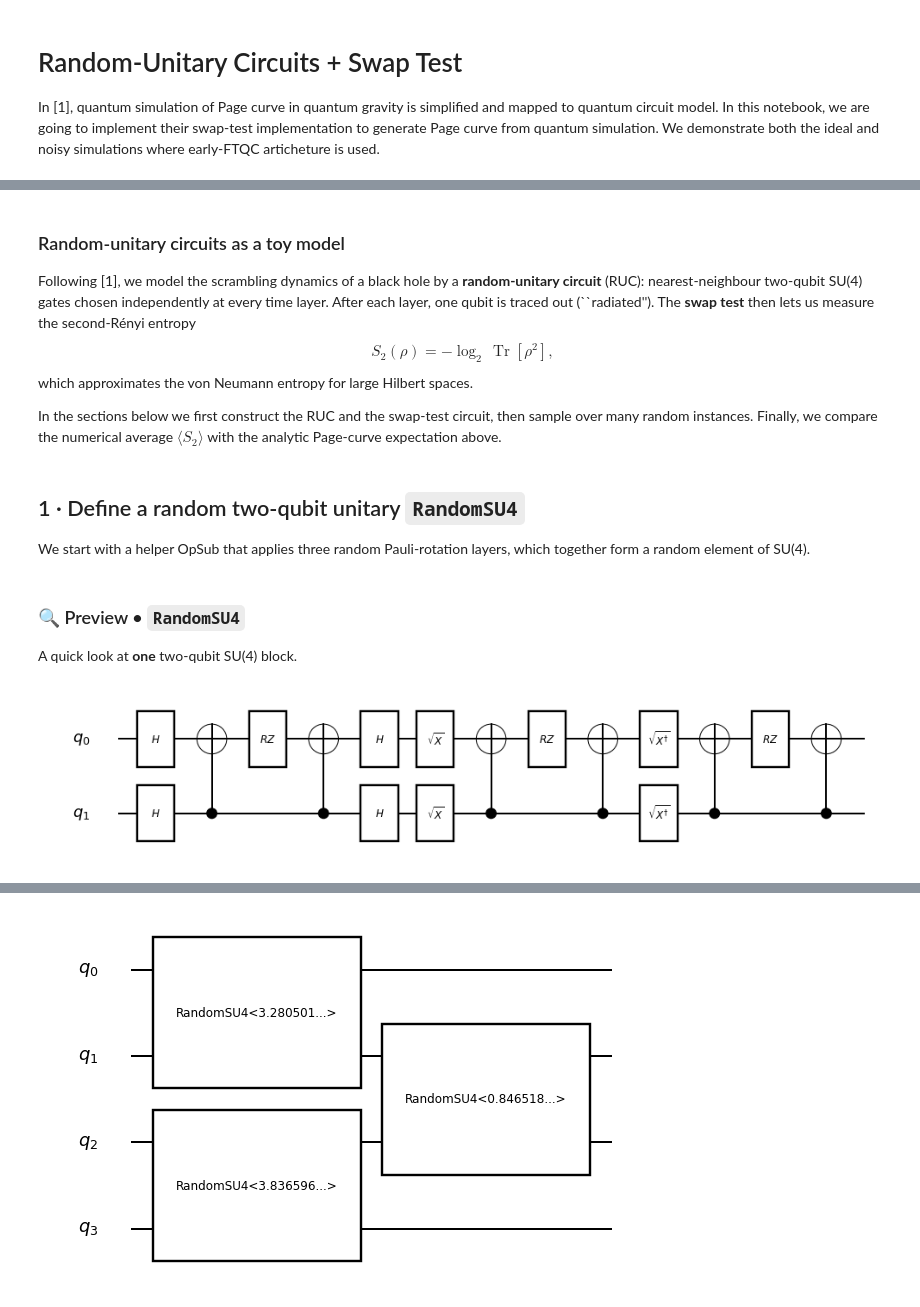
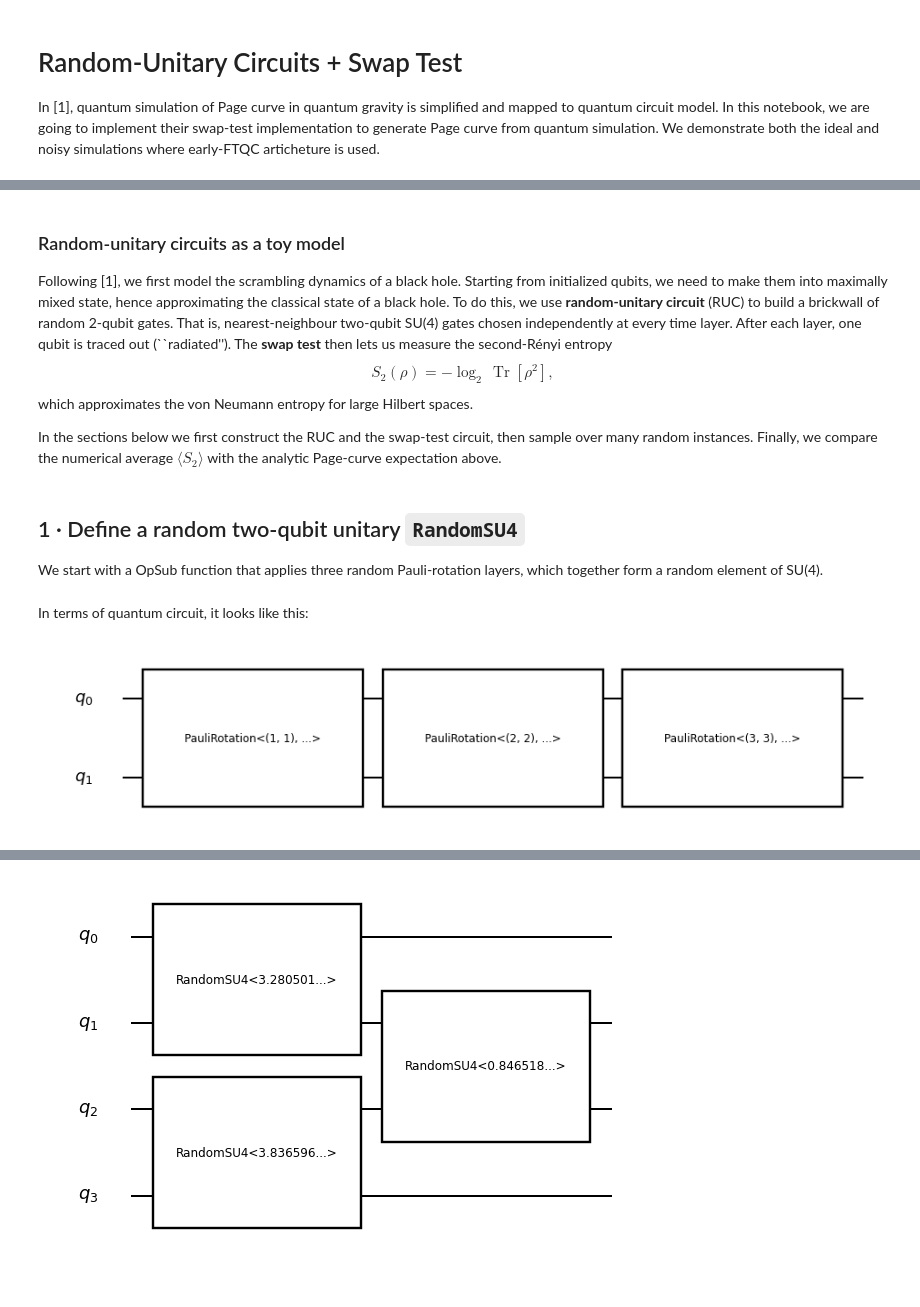
Before and after one commit to QunaSys/quri-parts, a Jupyter notebook: quri_sdk_notebooks/examples/0_quri-algo-vm/5_page_curve/5_page_curve.ipynb, the cells around one changed output, grey strips where cells are left out. Cells and saved outputs as stored; diff of their text form; code cells hidden in the pictures.

Commit message:
page curve

```diff
--- a/quri_sdk_notebooks/examples/0_quri-algo-vm/5_page_curve/5_page_curve.ipynb
+++ b/quri_sdk_notebooks/examples/0_quri-algo-vm/5_page_curve/5_page_curve.ipynb
@@ -32,8 +43,10 @@ Applied to black holes, the entropy of the radiation increases linearly until ro
 # %% [markdown]
 ### Random‑unitary circuits as a toy model
 
-Following [1], we model the scrambling dynamics of a black hole by a **random‑unitary circuit** (RUC):
-nearest‑neighbour two‑qubit SU(4) gates chosen independently at every time layer.
+Following [1], we first model the scrambling dynamics of a black hole.
+Starting from initialized qubits, we need to make them into maximally mixed state, hence approximating the classical state of a black hole.
+To do this, we use **random‑unitary circuit** (RUC) to build a brickwall of random 2-qubit gates.
+That is, nearest‑neighbour two‑qubit SU(4) gates chosen independently at every time layer.
 After each layer, one qubit is traced out (``radiated'').
 The **swap test** then lets us measure the second‑Rényi entropy
 $$S_2(\rho)= -\log_2\,\operatorname{Tr}[\rho^2],$$
@@ -50,7 +63,7 @@ np.random.seed(1217)  # reproducibility
 # %% [markdown]
 ## 1 · Define a random two‑qubit unitary `RandomSU4`
 
-We start with a helper OpSub that applies three random Pauli‑rotation layers, which together form a random element of SU(4).
+We start with a OpSub function that applies three random Pauli‑rotation layers, which together form a random element of SU(4).
 # %%
 from quri_parts.qsub.lib import std
 from quri_parts.qsub.sub import SubBuilder
@@ -69,23 +82,11 @@ class _RandomSU4(ParamOpSubDef[float, float, float]):
 # Factory function
 RandomSU4, _ = param_opsub(_RandomSU4)
 # %% [markdown]
-### 🔍 Preview • `RandomSU4`
-A quick look at **one** two‑qubit SU(4) block.
+In terms of quantum circuit, it looks like this:
 # %%
+from quri_parts.qsub.visualize import draw_sub
 
-from quri_parts.qsub.resolve import resolve_sub
-from quri_parts.qsub.compile import compile_sub
-from quri_parts.qsub.primitive import AllBasicSet
-from quri_parts.qsub.evaluate import Evaluator
-from quri_parts.qsub.eval import QURIPartsEvaluatorHooks
-from quri_parts.qulacs.circuit import convert_circuit
-from qulacsvis import circuit_drawer
-
-demo_sub = RandomSU4(*(2 * np.pi * np.random.rand(3)))
-qc_demo = Evaluator(QURIPartsEvaluatorHooks()).run(
-    compile_sub(resolve_sub(demo_sub), AllBasicSet)
-)
-# ASCII + Matplotlib render
-circuit_drawer(convert_circuit(qc_demo), output_method="mpl")
+random_su4_op = RandomSU4(*(2 * np.pi * np.random.rand(3)))
+draw_sub(random_su4_op)
 # %% [output]
-[figure, old version]
+[figure, new version]
```
Also changed, not shown: parts of 17 cells of this notebook.
